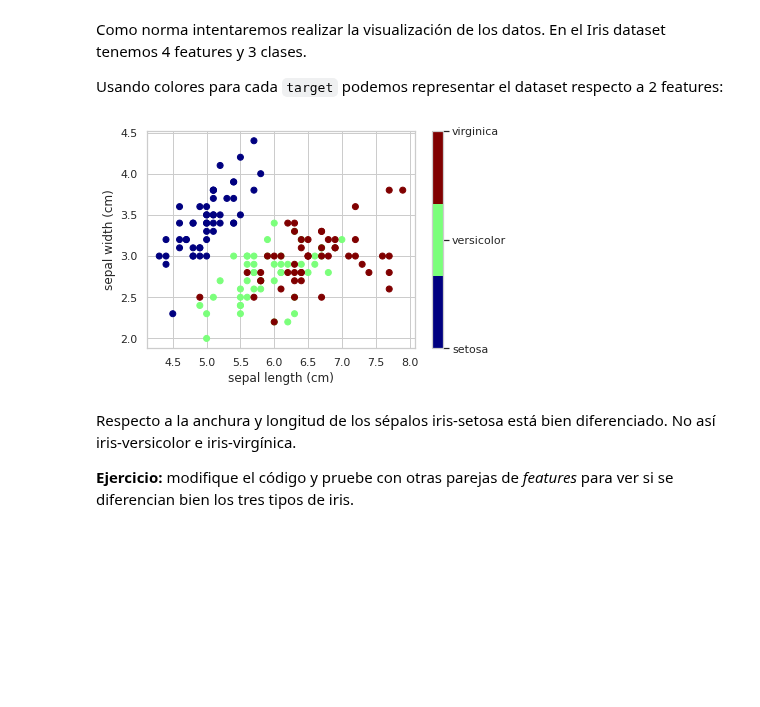
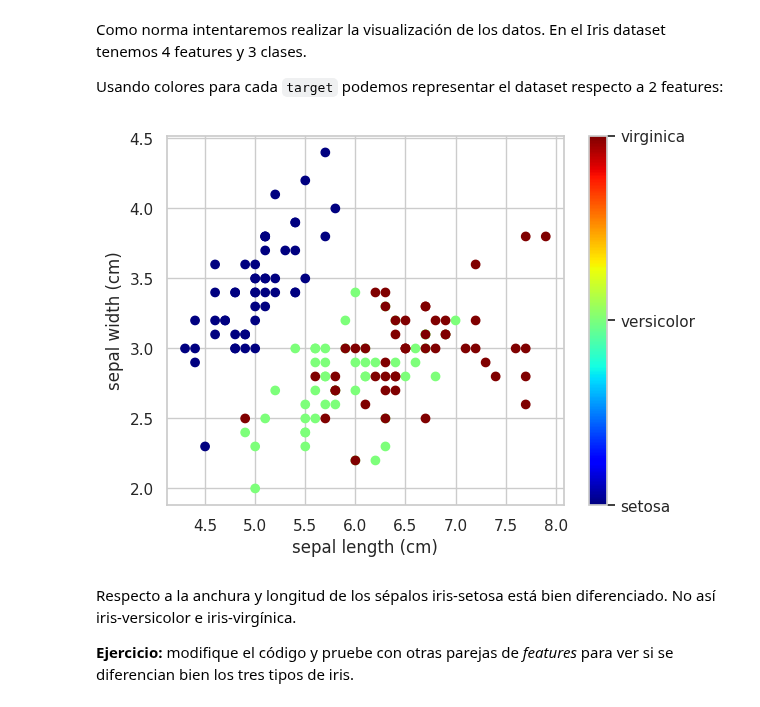
Before and after one commit to plopezmp/AmI, a Jupyter notebook: AmI_Logistic_Regression.ipynb, the cells around one changed output. Drawn from its saved outputs; the diff is of its cells as text; code cells hidden in the pictures; blank space fills up the shorter version.

```diff
--- a/AmI_Logistic_Regression.ipynb
+++ b/AmI_Logistic_Regression.ipynb
@@ -358,20 +358,21 @@ Como norma intentaremos realizar la visualización de los datos. En el Iris data
 
 Usando colores para cada `target` podemos representar el dataset respecto a 2 features:
 # %%
+import matplotlib.pyplot as plt
+
 x_index = 0
 y_index = 1
 
-# ponemos un formateador para el objeto colorbar etiquete los colores
-# con el nombre correcto
 formatter = plt.FuncFormatter(lambda i, *args: iris.target_names[int(i)])
 plt.scatter(iris.data[:, x_index], iris.data[:, y_index],
             c=iris.target,
-            cmap=plt.cm.get_cmap('jet', 3))
+            cmap=plt.colormaps['jet'].with_extremes(
+                          under='lightblue', over='darkblue'))
 plt.colorbar(ticks=[0,1,2], format=formatter)
 plt.xlabel(iris.feature_names[x_index])
 plt.ylabel(iris.feature_names[y_index]);
 # %% [output]
-[figure, old version]
+[figure, new version]
 # %% [markdown]
 Respecto a la anchura y longitud de los sépalos iris-setosa está bien diferenciado. No así iris-versicolor e iris-virgínica.
 
```
Also changed, not shown: parts of 5 cells of this notebook.
